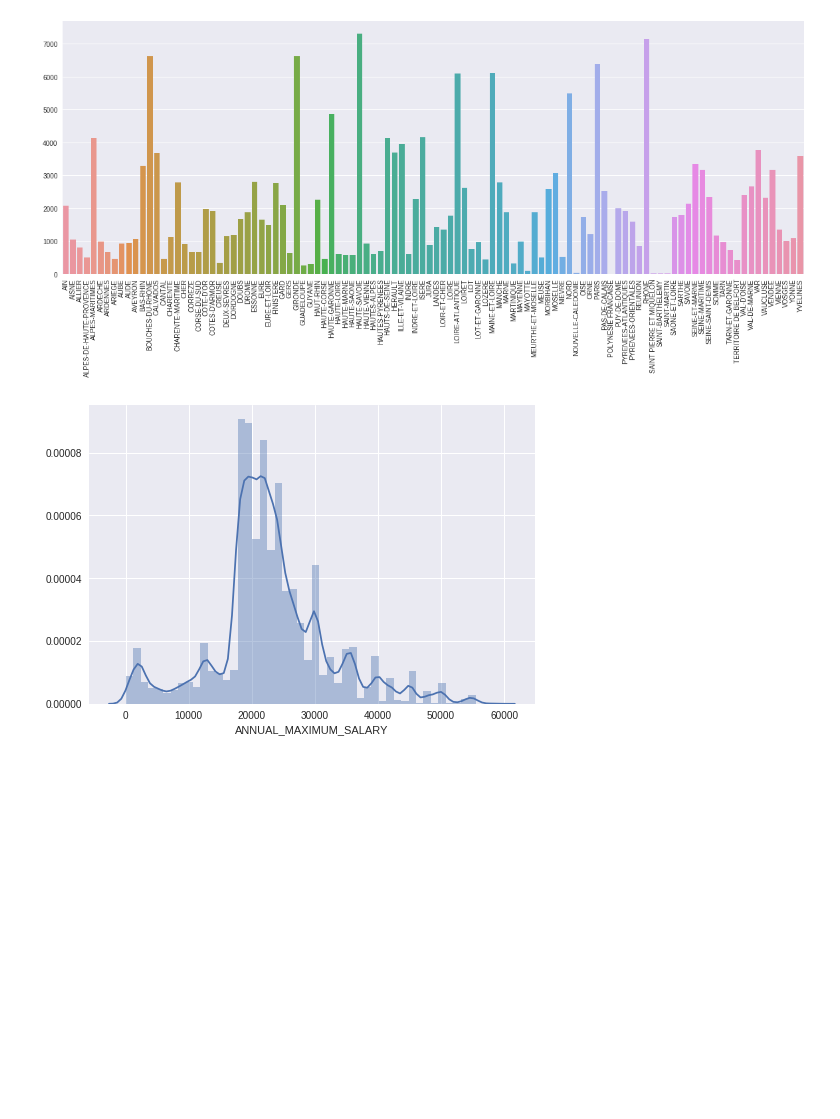
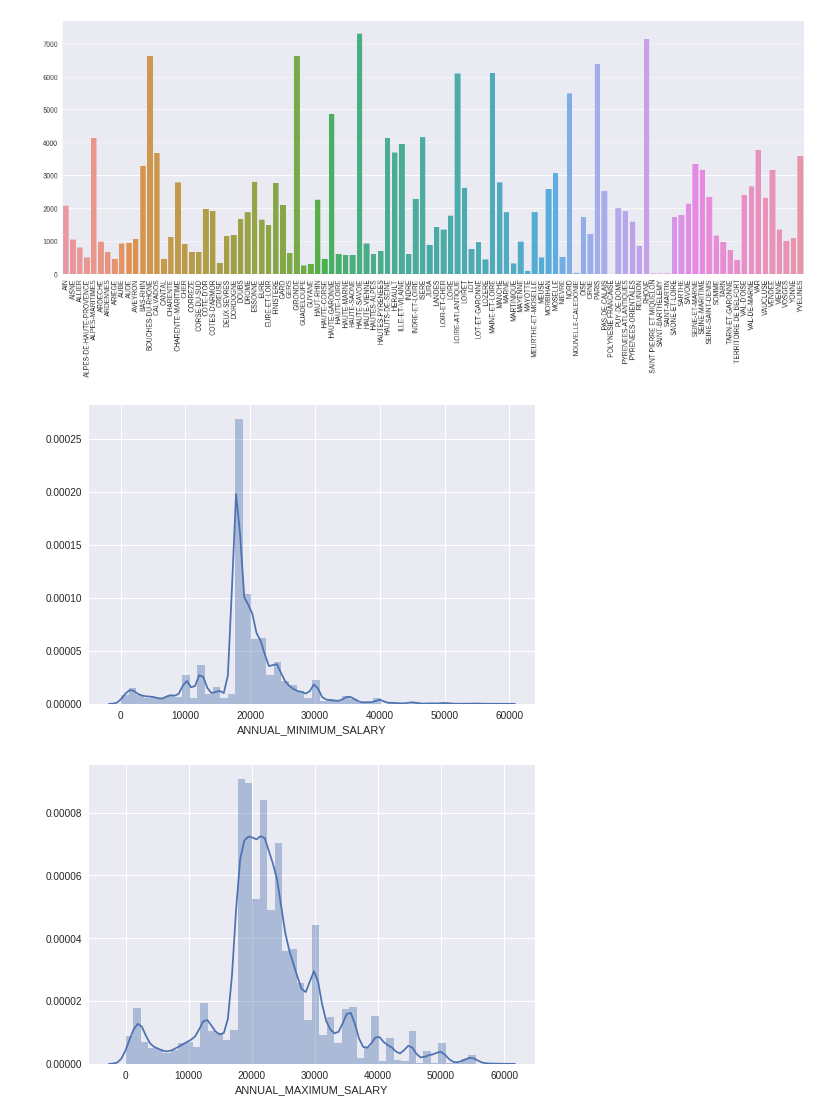
Before and after one commit to sebwdz/JobAnalysis, a Jupyter notebook: notebooks/job_offer_descriptive_analysis.ipynb, the cells around one changed output. Saved outputs shown, nothing was run; the diff lists cells and outputs as text; code cells hidden in the pictures; blank space fills up the shorter version.

```diff
--- a/notebooks/job_offer_descriptive_analysis.ipynb
+++ b/notebooks/job_offer_descriptive_analysis.ipynb
@@ -174,6 +174,14 @@ g.set_xticklabels(rotation=90, labels=type_code.columns.values)
 plt.show()
 # %% [output]
 [figure]
+# %%
+tmp = data[['ANNUAL_MINIMUM_SALARY']].copy().dropna(how='any')
+tmp = tmp[tmp['ANNUAL_MINIMUM_SALARY'] > 0]
+tmp = tmp[tmp['ANNUAL_MINIMUM_SALARY'] < 60000]
+sns.distplot(tmp['ANNUAL_MINIMUM_SALARY'])
+plt.show()
+# %% [output]
+[figure, added]
 # %%
 tmp = data[['ANNUAL_MAXIMUM_SALARY']].copy().dropna(how='any')
 tmp = tmp[tmp['ANNUAL_MAXIMUM_SALARY'] > 0]
```
Also changed, not shown: parts of 10 cells of this notebook.
